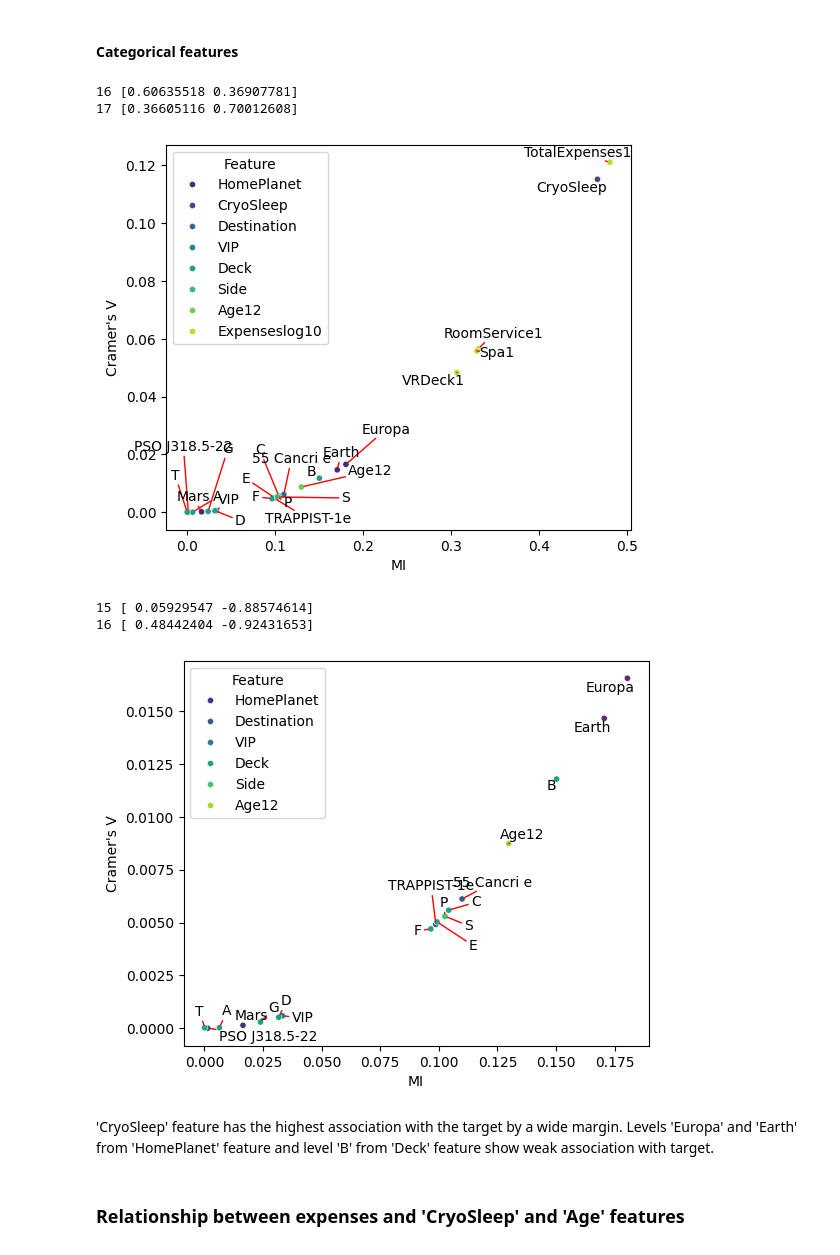
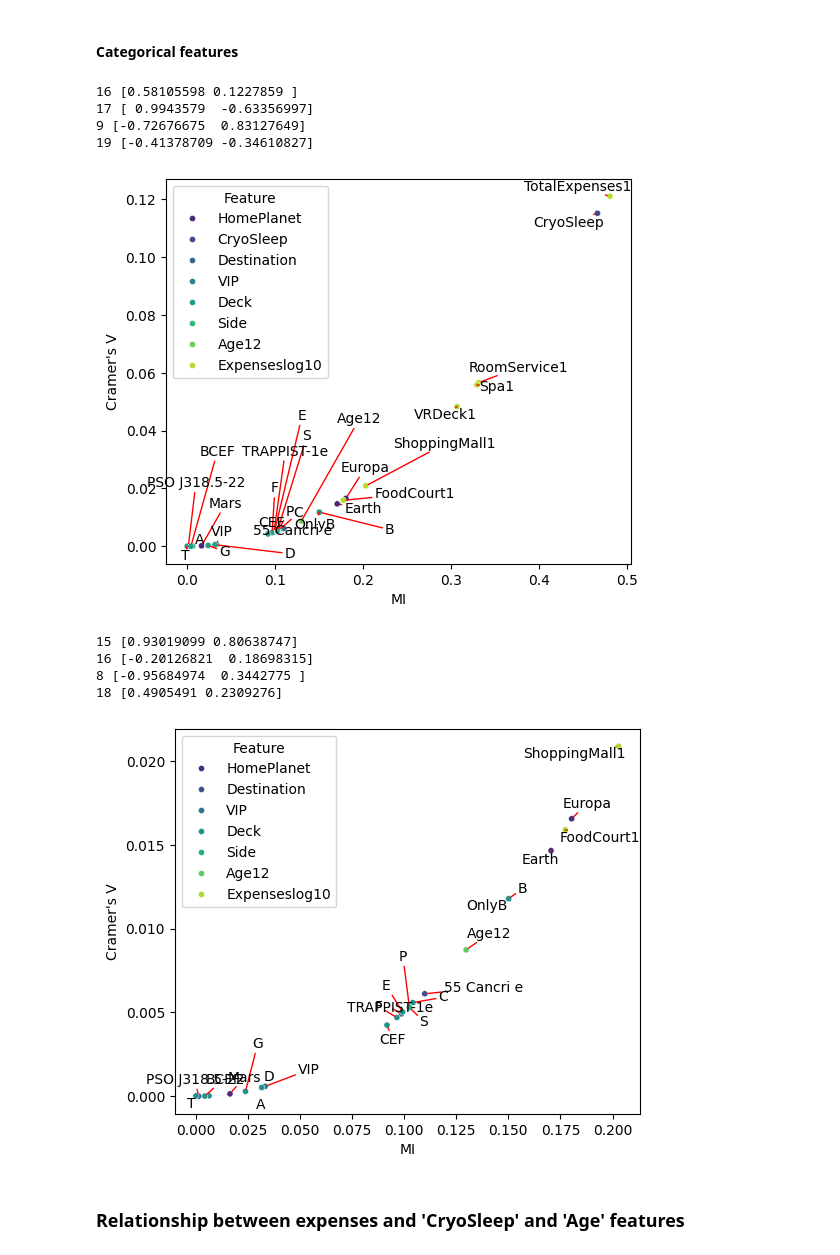
Before and after one commit to mapardo-lab/spaceshipTitanic, a Jupyter notebook: EDA.ipynb, the cells around one changed output. Cells and saved outputs as stored; diff of their text form; code cells hidden in the pictures.

```diff
--- a/EDA.ipynb
+++ b/EDA.ipynb
@@ -258,13 +260,17 @@ plot_bars_target(df_train, cat_features , 'Transported', sort = True)
 # %%
 # New feature Age < 12 True/False
 df_train['Age12'] = df_train['Age'].apply(lambda x: 'True' if x < 12 else 'False')
+# New features Deck C,E,F/Others and Deck B,C,E,F/Others
+df_train['Deck_OnlyB'] = df_train['Deck'].apply(lambda x: 'True' if x == 'B' else 'False')
+df_train['Deck_CEF'] = df_train['Deck'].apply(lambda x: 'True' if x in ('C', 'E', 'F') else 'False')
+df_train['Deck_BCEF'] = df_train['Deck'].apply(lambda x: 'True' if x in ('B', 'C', 'E', 'F') else 'False')
 # New features log10_RoomService < 1 True/False
-# Same for log10_Spa, log10_VRDeck and log10_TotalExpenses
-features = ['log10_RoomService', 'log10_Spa', 'log10_VRDeck', 'log10_TotalExpenses']
+# Same for log10_FoodCourt, log10_ShoppingMall, log10_Spa, log10_VRDeck and log10_TotalExpenses
+features = ['log10_RoomService', 'log10_FoodCourt', 'log10_ShoppingMall', 'log10_Spa', 'log10_VRDeck', 'log10_TotalExpenses']
 for feature in features:
     new_feature = f'Expenses{feature}1'
     df_train[new_feature] = df_train[feature].apply(lambda x: 'True' if x < 1 else 'False')
-new_features = ['Age12'] + list(map(lambda x: f'Expenses{x}1', features))
+new_features = ['Age12', 'Deck_OnlyB', 'Deck_CEF', 'Deck_BCEF'] + list(map(lambda x: f'Expenses{x}1', features))
 # %% [markdown]
 ### Correlation between explanatory features
 # %% [markdown]
@@ -386,43 +385,45 @@ Features related to expenses 'RoomService', 'Spa' and 'VRDeck' show highest asso
 # categ_features = ['HomePlanet', 'CryoSleep', 'Destination', 'VIP', 'Deck', 'Side']
 TF_features = ['VIP', 'CryoSleep'] + new_features
 drop_features = list(map(lambda x: f'{x}_False', TF_features))
-
 df = df_train[categ_features + ['Transported']].dropna()
 # one-hot encode (required for scikit-learn)
 #X_encoded = pd.get_dummies(df[categ_features]).drop(['VIP_False', 'CryoSleep_False'], axis=1)
+X_encoded = pd.get_dummies(df[categ_features])
 X_encoded = pd.get_dummies(df[categ_features]).drop(drop_features, axis=1)
 y = df['Transported']
 
 # calculate MI scores for feature selection
 mi = mutual_info_classif(X_encoded, y, discrete_features=True)
 
 # calculate Cramer's V scores for feature selection
 cramer = []
 for cf in X_encoded.columns:
     cramer.append(cramers_v(X_encoded[cf], df['Transported']))
 
 # build dataframe for plot
 features_levels = list(map(lambda x: x.split('_'),X_encoded.columns))
 features = list(map(lambda x: x[0], features_levels))
 levels = list(map(lambda x: x[1], features_levels))
 feature_stats = {'feature': features, 'level': levels, 'stat': cramer, 'mi': mi}
 
 df = pd.DataFrame(feature_stats)
 df['level'] = df.apply(lambda row: row['feature'] if row['level'] == 'True' else row['level'], axis=1)
 
 plot_stat_vs_mi_cat(df, "Cramer's V")
 
 df_filt = df[~df['level'].isin(['CryoSleep','TotalExpenses1','RoomService1','Spa1','VRDeck1'])].reset_index(drop=True)
 plot_stat_vs_mi_cat(df_filt, "Cramer's V")
 # %% [output]
-16 [0.60635518 0.36907781]
-17 [0.36605116 0.70012608]
+16 [0.58105598 0.1227859 ]
+17 [ 0.9943579  -0.63356997]
+9 [-0.72676675  0.83127649]
+19 [-0.41378709 -0.34610827]
-[figure, old version]
+[figure, new version]
-15 [ 0.05929547 -0.88574614]
-16 [ 0.48442404 -0.92431653]
+15 [0.93019099 0.80638747]
+16 [-0.20126821  0.18698315]
+8 [-0.95684974  0.3442775 ]
+18 [0.4905491 0.2309276]
-[figure, old version]
+[figure, new version]
-# %% [markdown]
-'CryoSleep' feature has the highest association with the target by a wide margin. Levels 'Europa' and 'Earth' from 'HomePlanet' feature and level 'B' from 'Deck' feature show weak association with target.
 # %% [markdown]
 ### Relationship between expenses and 'CryoSleep' and 'Age' features
 # %%
```
Also changed, not shown: parts of 14 cells of this notebook, 1 other file.
